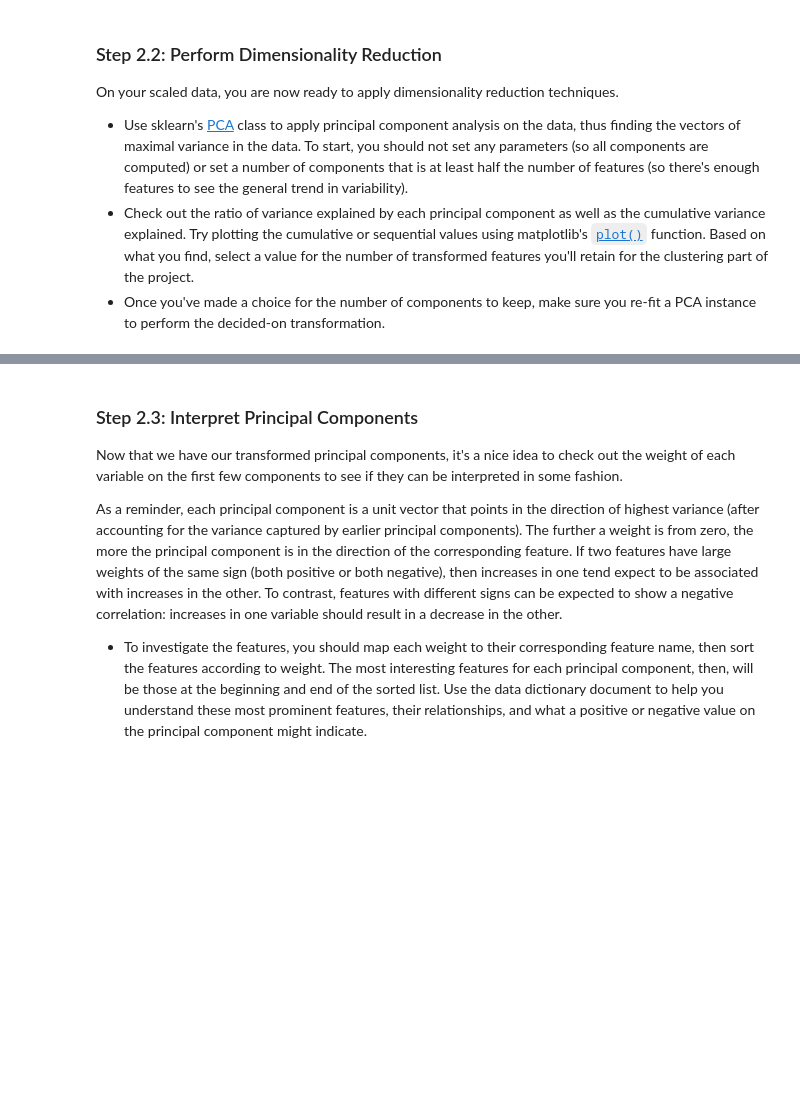
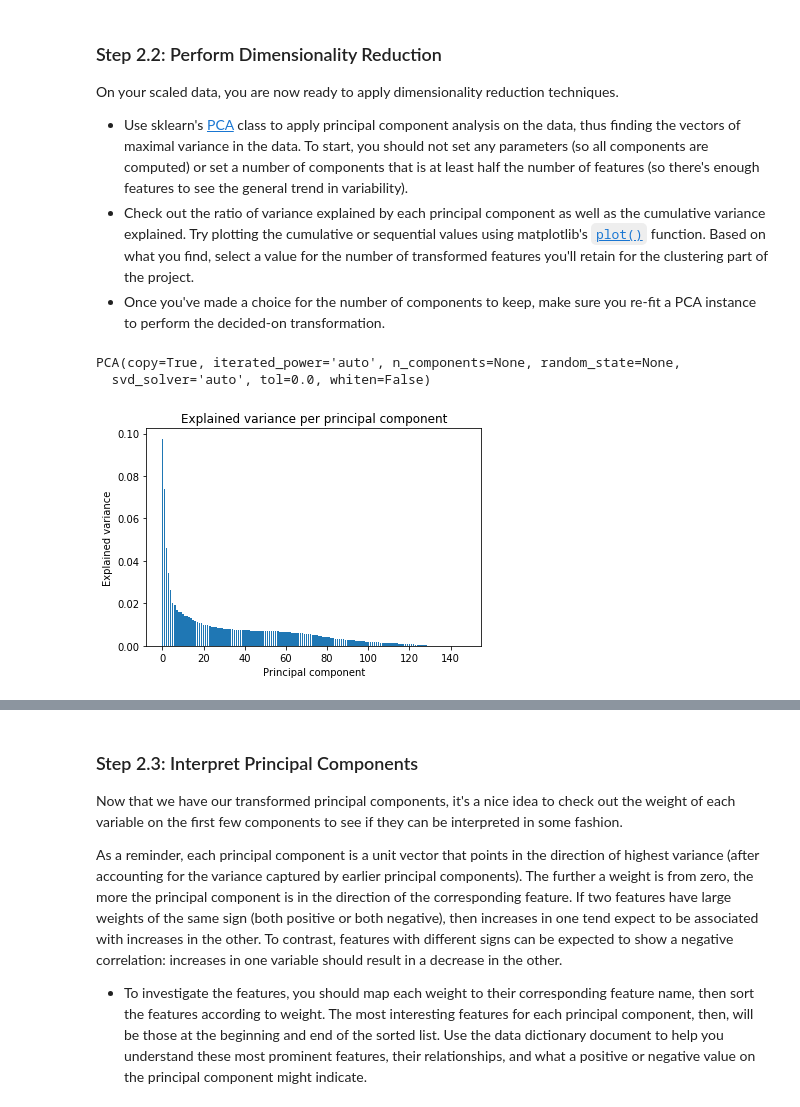
Before and after one commit to Ahmad-Almosallam/Identify-Customer-Segments, a Jupyter notebook: Identify_Customer_Segments.ipynb, the cells around one changed output, grey strips where cells are left out. Cells and saved outputs as stored; diff of their text form; code cells hidden in the pictures; blank space fills up the shorter version.

```diff
--- a/Identify_Customer_Segments.ipynb
+++ b/Identify_Customer_Segments.ipynb
@@ -152,8 +172,8 @@ for val , i in zip(feat_info.missing_or_unknown , feat_info.attribute):
     for m in val.strip('[').strip(']').split(','):
         if not m == '':
             if m.isnumeric() or m == '-1':
-                q = int(m)
-            azdias.loc[azdias[i] == q , i] = np.nan
+                m = int(m)
+            azdias.loc[azdias[i] == m , i] = np.nan
 # %%
 azdias.info()
 # %% [output]
@@ -624,0 +648,2 @@ Before we apply dimensionality reduction techniques to the data, we need to perf
+# %%
+subset_less25 =subset_less25.fillna(subset_less25.mode().iloc[0])
@@ -625,2 +654,6 @@ Before we apply dimensionality reduction techniques to the data, we need to perf
 # %%
 # Apply feature scaling to the general population demographics data.
+from sklearn.preprocessing import StandardScaler
+scaler = StandardScaler()
+feat_scaled = scaler.fit_transform(subset_less25)
+feat_scaled = pd.DataFrame(feat_scaled,columns=subset_less25.columns.tolist())
@@ -638,3 +671,9 @@ On your scaled data, you are now ready to apply dimensionality reduction techniq
 - Once you've made a choice for the number of components to keep, make sure you re-fit a PCA instance to perform the decided-on transformation.
 # %%
 # Apply PCA to the data.
+from sklearn.decomposition import PCA
+pca = PCA()
+pca.fit(feat_scaled)
+# %% [output]
+PCA(copy=True, iterated_power='auto', n_components=None, random_state=None,
+  svd_solver='auto', tol=0.0, whiten=False)
@@ -642,0 +680,11 @@ On your scaled data, you are now ready to apply dimensionality reduction techniq
+# %%
+# Investigate the variance accounted for by each principal component.
+num_components = np.arange(len(pca.explained_variance_ratio_))
+values = pca.explained_variance_ratio_
+plt.bar(num_components,values)
+plt.xlabel("Principal component")
+plt.ylabel("Explained variance")
+plt.title("Explained variance per principal component")
+plt.show()
+# %% [output]
+[figure, added]
```
Also changed, not shown: parts of 20 cells of this notebook.
